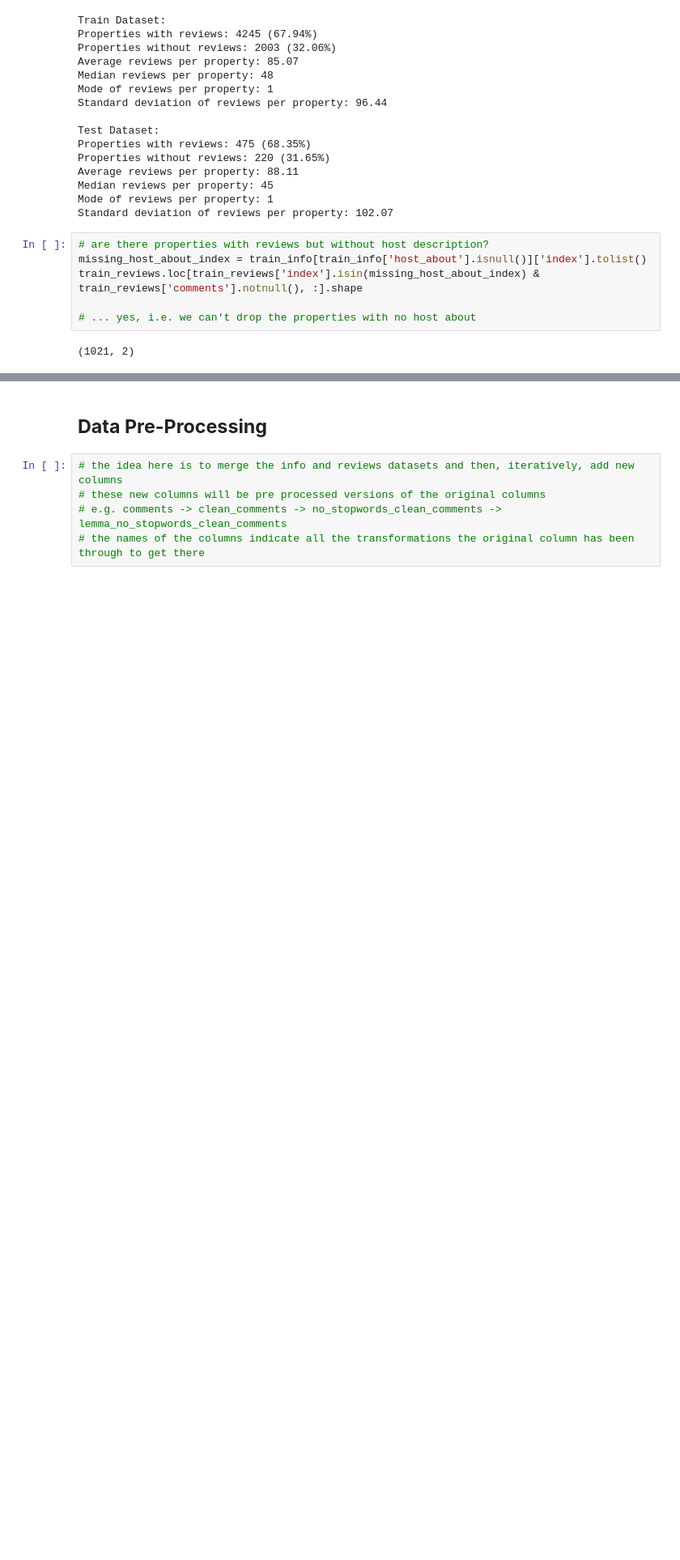
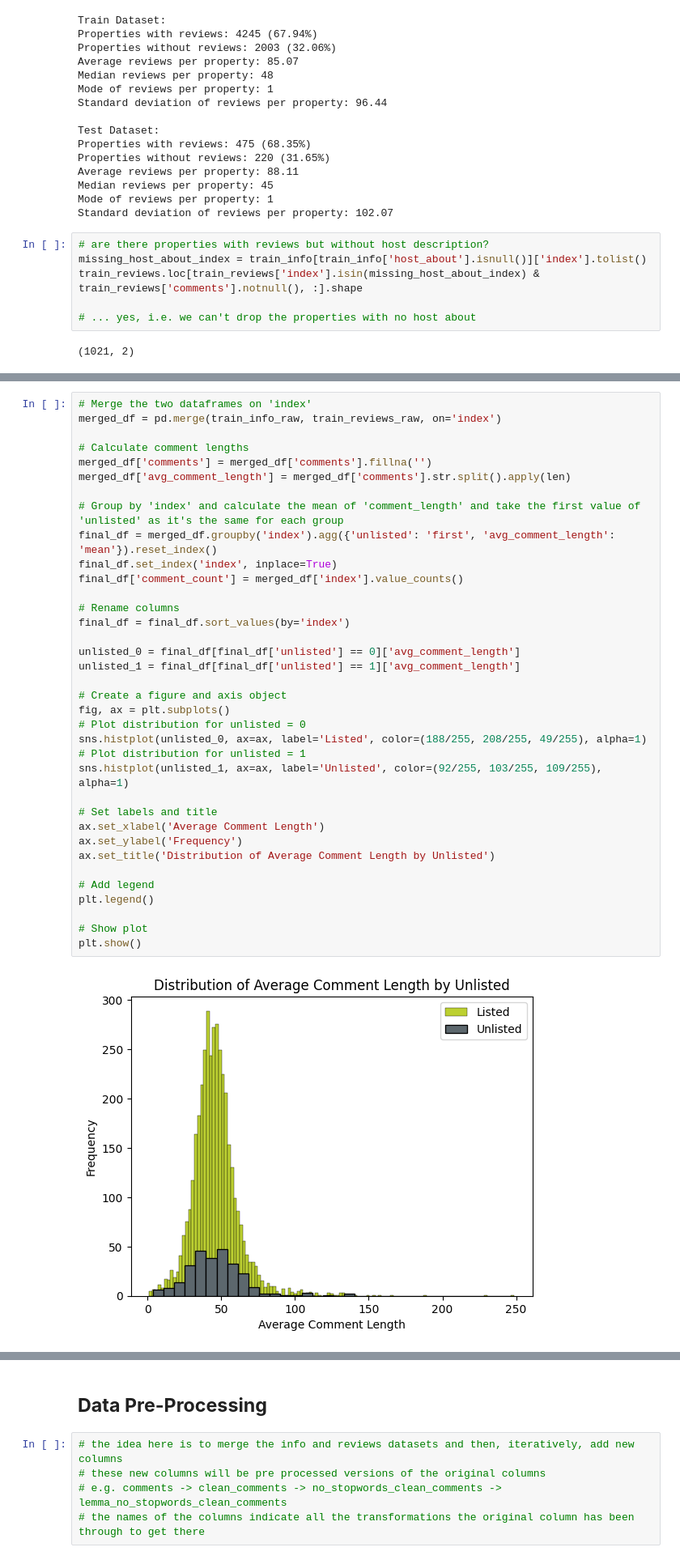
Before and after one commit to fmportela/text-mining-group-project-23-24, a Jupyter notebook: group3.ipynb, the cells around one changed output, grey strips where cells are left out. Shown at 81% size. Cells and saved outputs as stored; diff of their text form; blank space fills up the shorter version.

```diff
--- a/group3.ipynb
+++ b/group3.ipynb
@@ -454,0 +518,38 @@ plt.show()
+# %%
+# Merge the two dataframes on 'index'
+merged_df = pd.merge(train_info_raw, train_reviews_raw, on='index')
+
+# Calculate comment lengths
+merged_df['comments'] = merged_df['comments'].fillna('')
+merged_df['avg_comment_length'] = merged_df['comments'].str.split().apply(len)
+
+# Group by 'index' and calculate the mean of 'comment_length' and take the first value of 'unlisted' as it's the same for each group
+final_df = merged_df.groupby('index').agg({'unlisted': 'first', 'avg_comment_length': 'mean'}).reset_index()
+final_df.set_index('index', inplace=True)
+final_df['comment_count'] = merged_df['index'].value_counts()
+
+# Rename columns
+final_df = final_df.sort_values(by='index')
+
+unlisted_0 = final_df[final_df['unlisted'] == 0]['avg_comment_length']
+unlisted_1 = final_df[final_df['unlisted'] == 1]['avg_comment_length']
+
+# Create a figure and axis object
+fig, ax = plt.subplots()
+# Plot distribution for unlisted = 0
+sns.histplot(unlisted_0, ax=ax, label='Listed', color=(188/255, 208/255, 49/255), alpha=1)
+# Plot distribution for unlisted = 1
+sns.histplot(unlisted_1, ax=ax, label='Unlisted', color=(92/255, 103/255, 109/255), alpha=1)
+
+# Set labels and title
+ax.set_xlabel('Average Comment Length')
+ax.set_ylabel('Frequency')
+ax.set_title('Distribution of Average Comment Length by Unlisted')
+
+# Add legend
+plt.legend()
+
+# Show plot
+plt.show()
+# %% [output]
+[figure, added]
```
Also changed, not shown: parts of 24 cells of this notebook.
